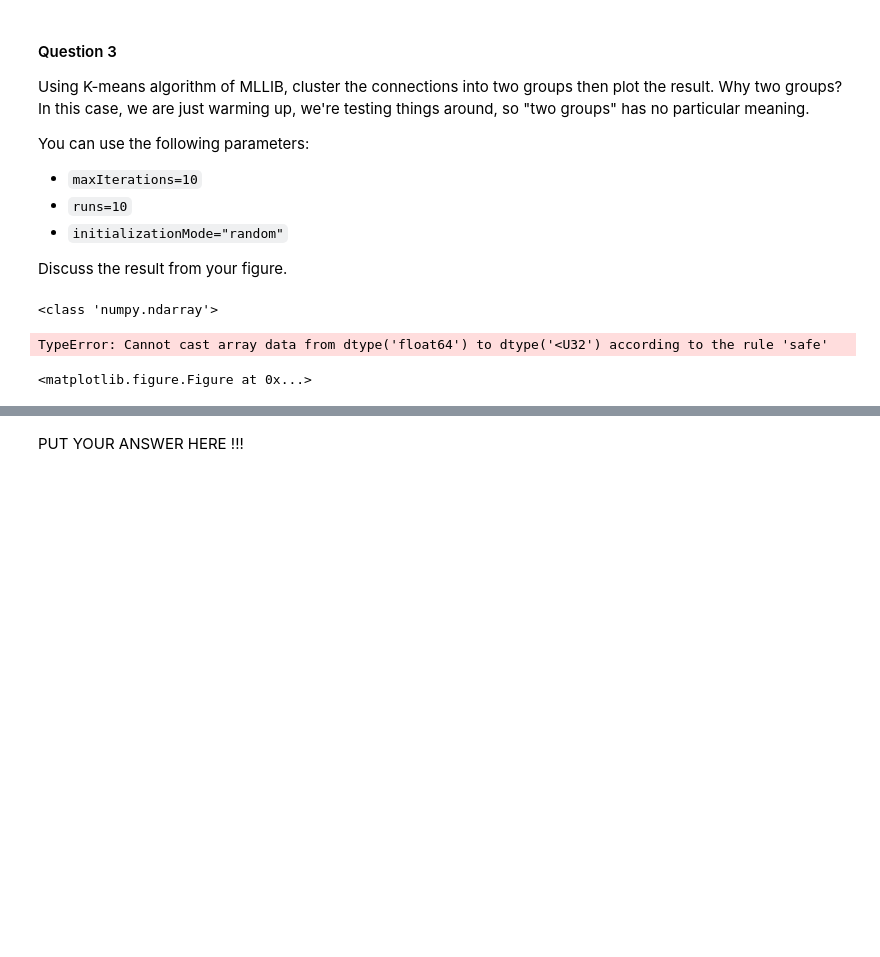
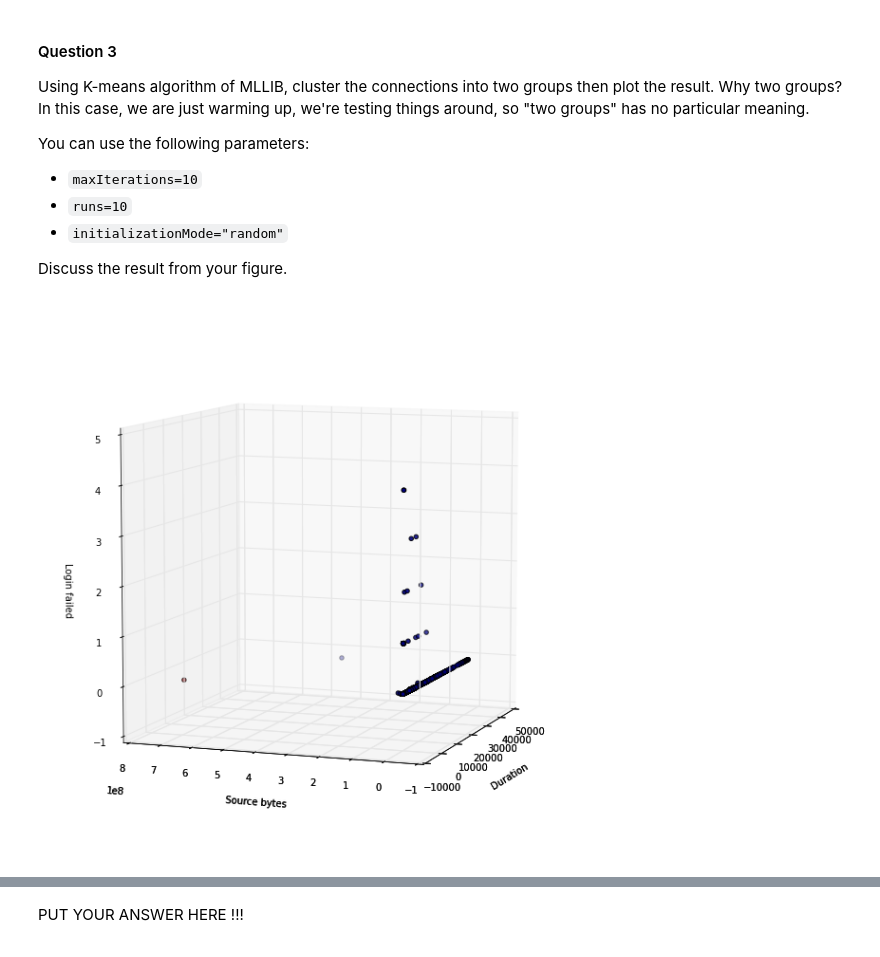
Before and after one commit to and29/Algorithmic-Machine-Learning, a Jupyter notebook: Notebooks/Solutions/[Lecture 10+11] Anomaly Detection in Network Traffic with K-means clustering/[Lecture 10+11] Anomaly Detection in Network Traffic with K-means clustering.ipynb, the cells around one changed output, grey strips where cells are left out. Cells and saved outputs as stored; diff of their text form; code cells hidden in the pictures; blank space fills up the shorter version.

```diff
--- a/Notebooks/Solutions/[Lecture 10+11] Anomaly Detection in Network Traffic with K-means clustering/[Lecture 10+11] Anomaly Detection in Network Traffic with K-means clustering.ipynb
+++ b/Notebooks/Solutions/[Lecture 10+11] Anomaly Detection in Network Traffic with K-means clustering/[Lecture 10+11] Anomaly Detection in Network Traffic with K-means clustering.ipynb
@@ -336,7 +329,7 @@ def parseLine(line):
     vector = [vector[0]]+vector[4:]
 
     # convert each value from string to float
-    vector = np.array(vector)
+    vector = np.array(vector).astype(float)
 
     return (label, vector)
 
@@ -366,31 +375,27 @@ Discuss the result from your figure.
 # %%
 clusters = KMeans.train(data, 2, maxIterations=10,
         runs=10, initializationMode="random")
+# %%
+import random
+# do the clustering
+centers = clusters.centers
+
+data2 = np.array(data.sample(False,0.4,random.seed(42)).collect())
+labels = data.map(lambda p: clusters.predict(p)).sample(False,0.4,random.seed(42)).collect()
+
+num = len(data2[:, 10])
 # %%
-# do the clustering
-centers = clusters.centers
-
-data2 = np.array(data.take(100))
-print(type(data2))
-labels = data.map(lambda p: clusters.predict(p)).take(100)
-
-
 #plot the clusters in color
 fig = plt.figure(1, figsize=(8, 8))
 plt.clf()
 ax = Axes3D(fig, rect=[0, 0, 1, 1], elev=8, azim=200)
 plt.cla()
-ax.scatter(data2[:, 2], data2[:, 3], data2[:, 32], c=labels)
+ax.scatter(data2[:, 0], data2[:, 1], data2[:, 7], c=labels)
 
-ax.w_xaxis.set_ticklabels([])
-ax.w_yaxis.set_ticklabels([])
-ax.w_zaxis.set_ticklabels([])
-ax.set_xlabel('Petal width')
-ax.set_ylabel('Sepal length')
-ax.set_zlabel('Petal length')
+ax.set_xlabel('Duration')
+ax.set_ylabel('Source bytes')
+ax.set_zlabel('Login failed')
 
 plt.show()
 # %% [output]
-<class 'numpy.ndarray'>
-TypeError: Cannot cast array data from dtype('float64') to dtype('<U32') according to the rule 'safe'
-<matplotlib.figure.Figure at 0x...>
+[figure, added]
```
Also changed, not shown: parts of 10 cells of this notebook.
